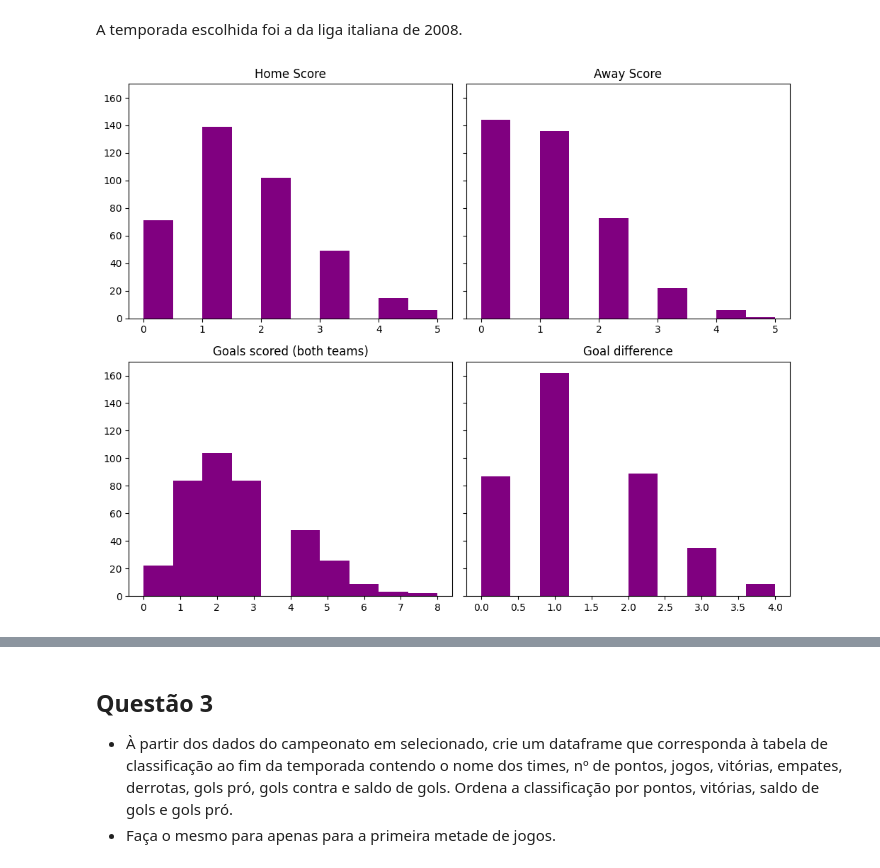
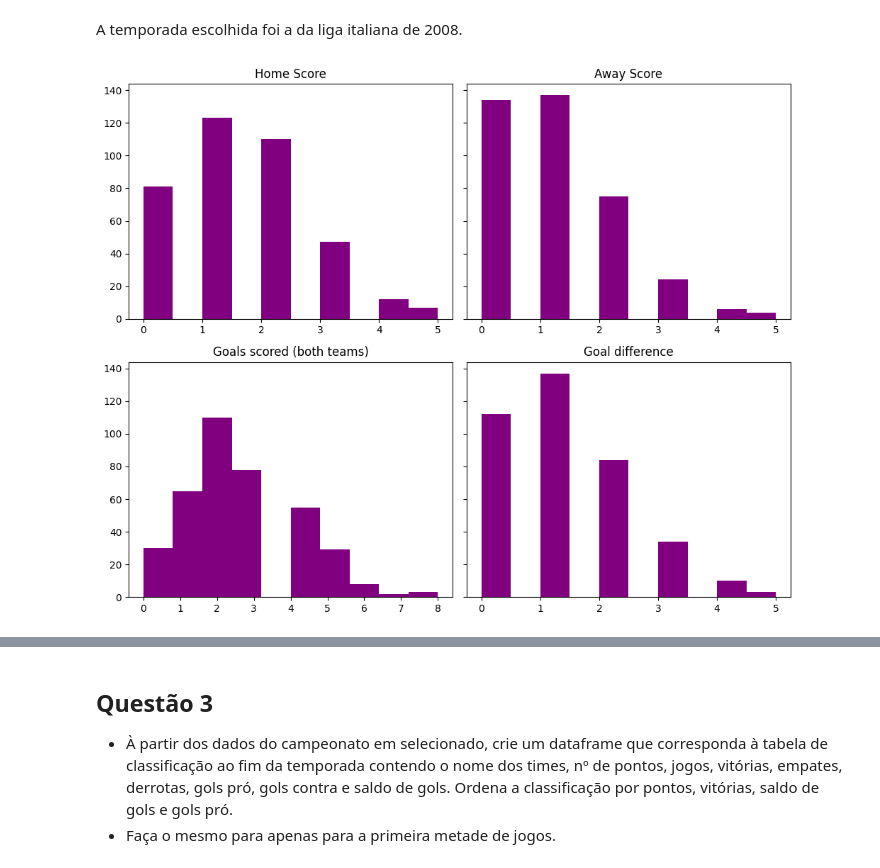
Before and after one commit to paduathiago/Data-Science-Applied-to-Soccer, a Jupyter notebook: ativ_1.ipynb, the cells around one changed output, grey strips where cells are left out. Drawn from its saved outputs; the diff is of its cells as text; code cells hidden in the pictures.

```diff
--- a/ativ_1.ipynb
+++ b/ativ_1.ipynb
@@ -84,25 +92,30 @@ Mean number of goals: 1.2660332144635653
 # %% [markdown]
 A temporada escolhida foi a da liga italiana de 2008.
 # %%
-italian_league_2008 = df.loc[(df['Lge'] ==  'ITA1') & (df['Date'].str.endswith('2008'))]
+italian_league_2008 = df.loc[(df['Lge'] ==  'ITA1') & (df['Sea'] == '07-08')]
 # %%
+"""bin_width = 0.5
+bin_range = (np.mix(), np.max())
+
+# Calcular os intervalos do histograma
+bins = np.arange(bin_range[0], bin_range[1] + bin_width, bin_width)"""
+
 fig, axs = plt.subplots(nrows=2, ncols=2, figsize=(10, 8), sharey=True)
-
 goals_diff_ita1_2008 = abs(italian_league_2008['GD'])
 
 axs[0, 0].hist(italian_league_2008['HS'], color='purple')
 axs[0, 0].set_title('Home Score')
 
 axs[0, 1].hist(italian_league_2008['AS'], color='purple')
 axs[0, 1].set_title('Away Score')
 
 axs[1, 0].hist(italian_league_2008['HS'] + italian_league_2008['AS'], color='purple')
 axs[1, 0].set_title('Goals scored (both teams)')
 
 axs[1, 1].hist(goals_diff_ita1_2008, color='purple')
 axs[1, 1].set_title('Goal difference')
 
 plt.tight_layout()
 plt.show()
 # %% [output]
-[figure, old version]
+[figure, new version]
```
Also changed, not shown: parts of 6 cells of this notebook.
